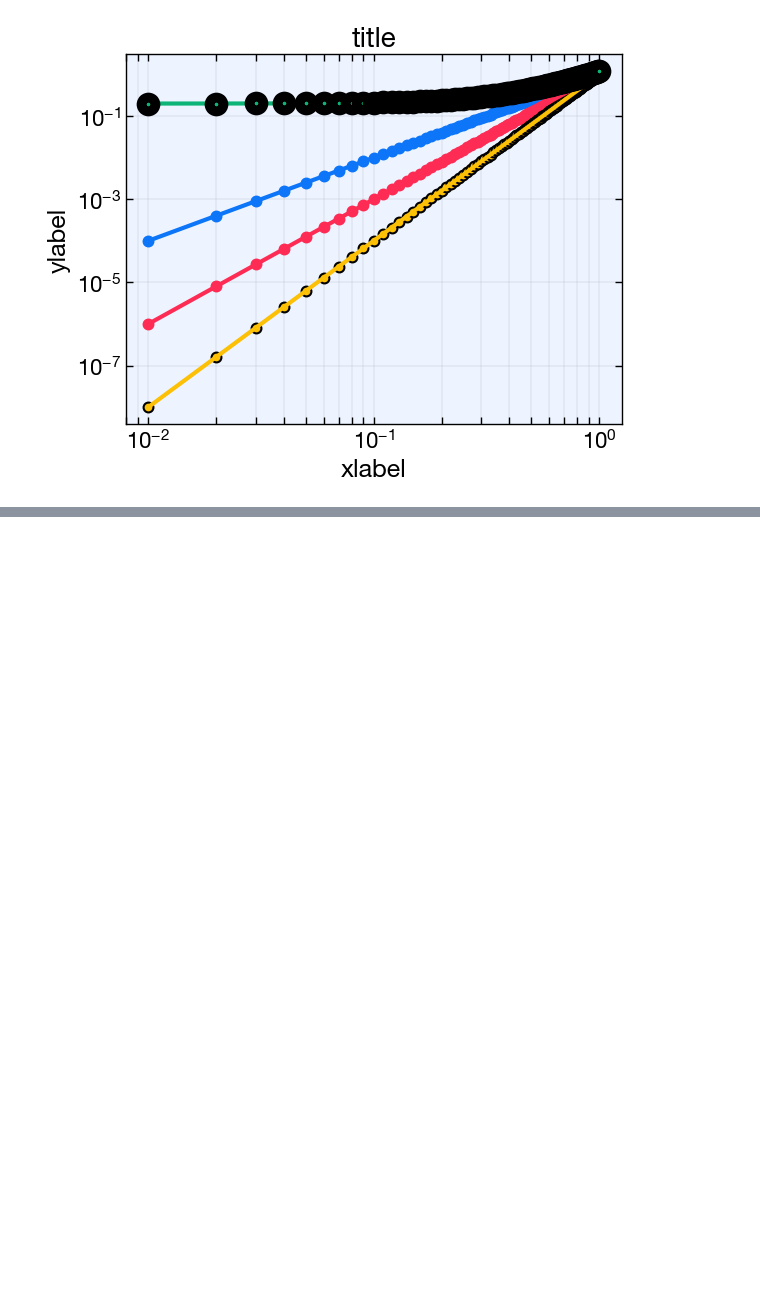
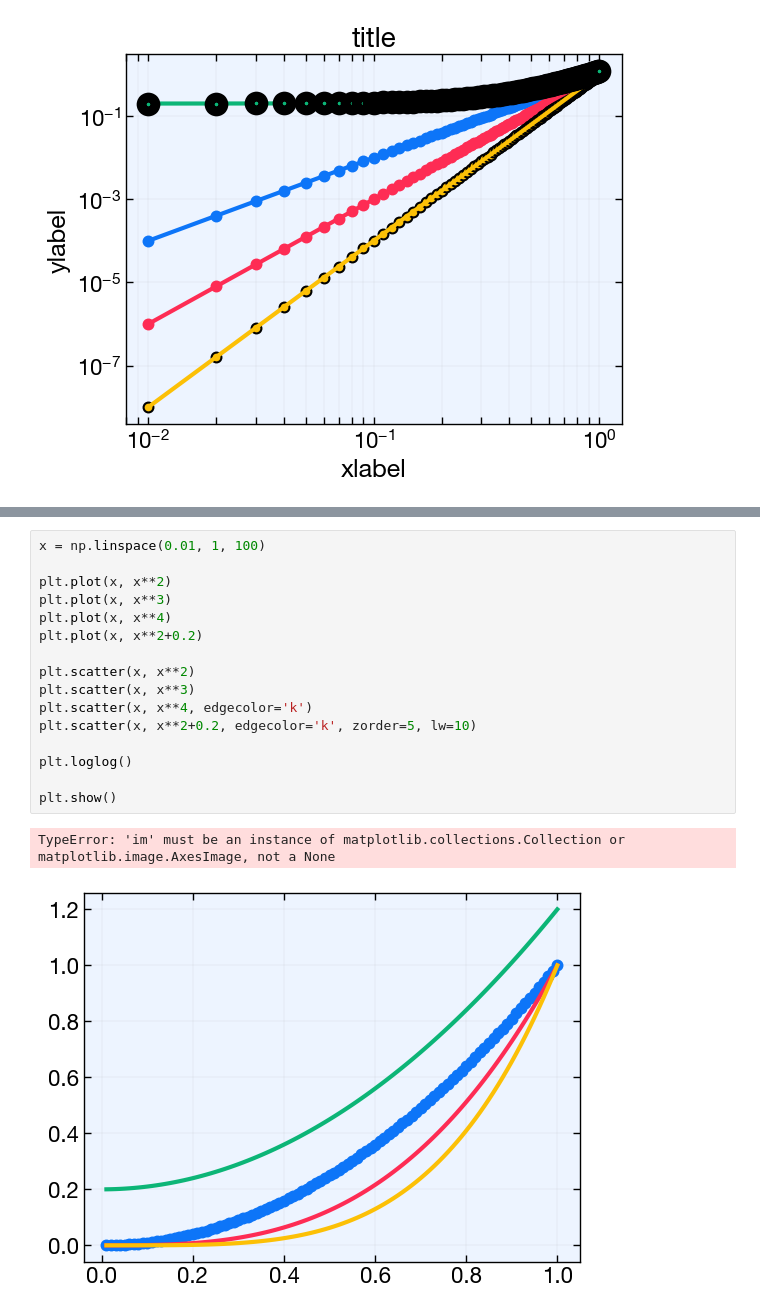
Before and after one commit to NicholasRui/qol, a Jupyter notebook: notebooks/pyplot_test.ipynb, the cells around one changed output, grey strips where cells are left out. Cells and saved outputs as stored; diff of their text form; blank space fills up the shorter version.

Commit message:
Allow plt.scatter and plt.plot to use qol formatting without calling methods to ax

```diff
--- a/notebooks/pyplot_test.ipynb
+++ b/notebooks/pyplot_test.ipynb
@@ -58,0 +58,19 @@ AttributeError: Axes.set() got an unexpected keyword argument 'blank'
+# %%
+x = np.linspace(0.01, 1, 100)
+
+plt.plot(x, x**2)
+plt.plot(x, x**3)
+plt.plot(x, x**4)
+plt.plot(x, x**2+0.2)
+
+plt.scatter(x, x**2)
+plt.scatter(x, x**3)
+plt.scatter(x, x**4, edgecolor='k')
+plt.scatter(x, x**2+0.2, edgecolor='k', zorder=5, lw=10)
+
+plt.loglog()
+
+plt.show()
+# %% [output]
+TypeError: 'im' must be an instance of matplotlib.collections.Collection or matplotlib.image.AxesImage, not a None
+[figure, added]
```
Also changed, not shown: parts of 2 cells of this notebook, 2 other files.
